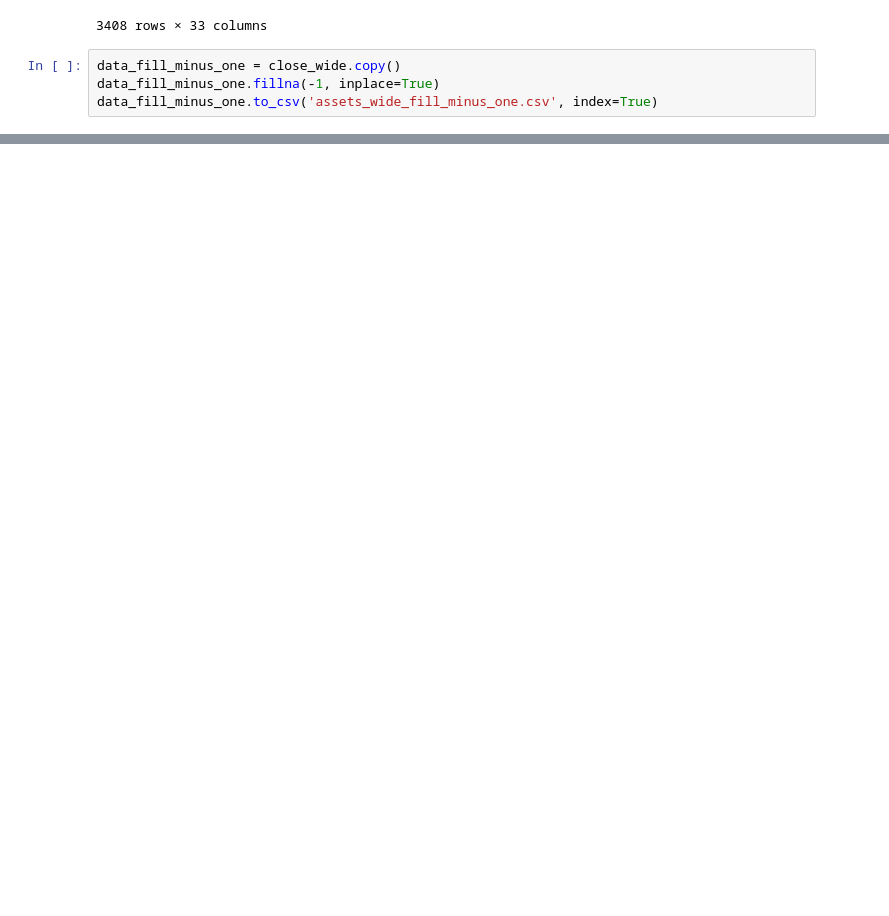
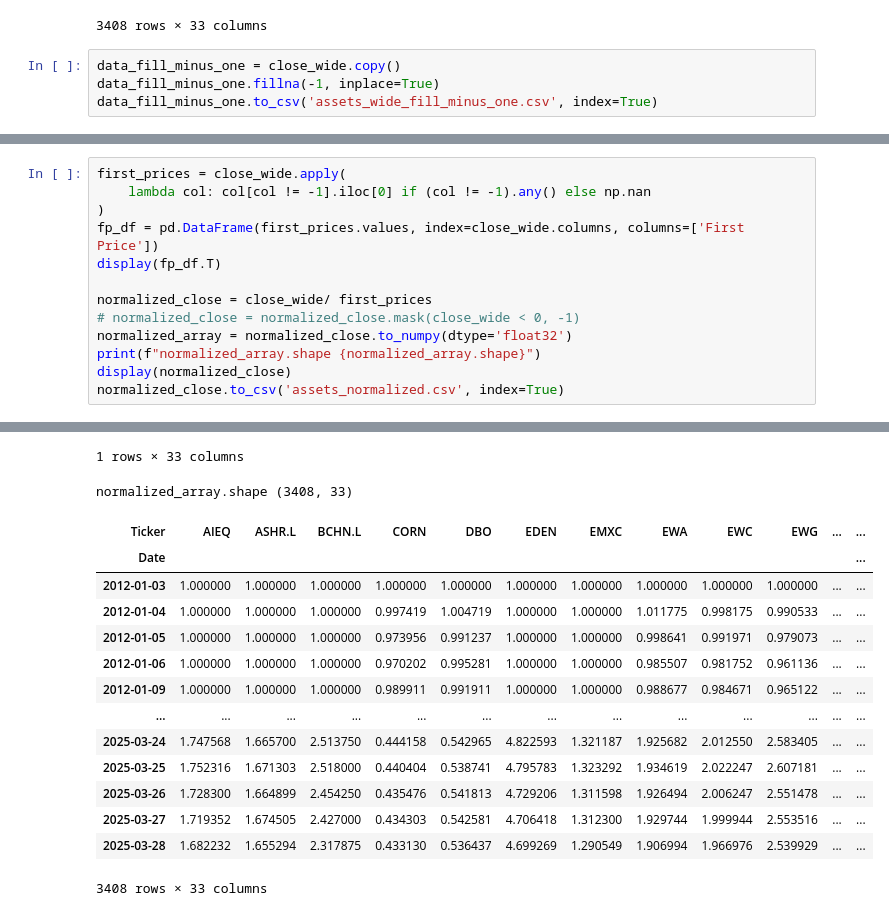
Before and after one commit to JingShelly/BA_Project, a Jupyter notebook: src/dataProcessing/dataprocessing.ipynb, the cells around one changed output, grey strips where cells are left out. Drawn from its saved outputs; the diff is of its cells as text; blank space fills up the shorter version.

```diff
--- a/src/dataProcessing/dataprocessing.ipynb
+++ b/src/dataProcessing/dataprocessing.ipynb
@@ -117,0 +155,14 @@ close_wide.to_csv('assets_filled.csv', index=True)
+# %%
+first_prices = close_wide.apply(
+    lambda col: col[col != -1].iloc[0] if (col != -1).any() else np.nan
+)
+fp_df = pd.DataFrame(first_prices.values, index=close_wide.columns, columns=['First Price'])
+display(fp_df.T)
+
+normalized_close = close_wide/ first_prices
+# normalized_close = normalized_close.mask(close_wide < 0, -1)
+normalized_array = normalized_close.to_numpy(dtype='float32')
+print(f"normalized_array.shape {normalized_array.shape}")
+display(normalized_close)
+normalized_close.to_csv('assets_normalized.csv', index=True)
+# %% [output]
@@ -117,0 +171,16 @@ close_wide.to_csv('assets_filled.csv', index=True)
+1 rows × 33 columns
+normalized_array.shape (3408, 33)
+| Ticker | AIEQ | ASHR.L | BCHN.L | CORN | DBO | EDEN | EMXC | EWA | EWC | EWG | ... | ... |
+| Date |  |  |  |  |  |  |  |  |  |  |  | ... |
+| 2012-01-03 | 1.000000 | 1.000000 | 1.000000 | 1.000000 | 1.000000 | 1.000000 | 1.000000 | 1.000000 | 1.000000 | 1.000000 | ... | ... |
+| 2012-01-04 | 1.000000 | 1.000000 | 1.000000 | 0.997419 | 1.004719 | 1.000000 | 1.000000 | 1.011775 | 0.998175 | 0.990533 | ... | ... |
+| 2012-01-05 | 1.000000 | 1.000000 | 1.000000 | 0.973956 | 0.991237 | 1.000000 | 1.000000 | 0.998641 | 0.991971 | 0.979073 | ... | ... |
+| 2012-01-06 | 1.000000 | 1.000000 | 1.000000 | 0.970202 | 0.995281 | 1.000000 | 1.000000 | 0.985507 | 0.981752 | 0.961136 | ... | ... |
+| 2012-01-09 | 1.000000 | 1.000000 | 1.000000 | 0.989911 | 0.991911 | 1.000000 | 1.000000 | 0.988677 | 0.984671 | 0.965122 | ... | ... |
+| ... | ... | ... | ... | ... | ... | ... | ... | ... | ... | ... | ... | ... |
+| 2025-03-24 | 1.747568 | 1.665700 | 2.513750 | 0.444158 | 0.542965 | 4.822593 | 1.321187 | 1.925682 | 2.012550 | 2.583405 | ... | ... |
+| 2025-03-25 | 1.752316 | 1.671303 | 2.518000 | 0.440404 | 0.538741 | 4.795783 | 1.323292 | 1.934619 | 2.022247 | 2.607181 | ... | ... |
+| 2025-03-26 | 1.728300 | 1.664899 | 2.454250 | 0.435476 | 0.541813 | 4.729206 | 1.311598 | 1.926494 | 2.006247 | 2.551478 | ... | ... |
+| 2025-03-27 | 1.719352 | 1.674505 | 2.427000 | 0.434303 | 0.542581 | 4.706418 | 1.312300 | 1.929744 | 1.999944 | 2.553516 | ... | ... |
+| 2025-03-28 | 1.682232 | 1.655294 | 2.317875 | 0.433130 | 0.536437 | 4.699269 | 1.290549 | 1.906994 | 1.966976 | 2.539929 | ... | ... |
+3408 rows × 33 columns
```
Also changed, not shown: parts of 8 cells of this notebook, 23 other files.
